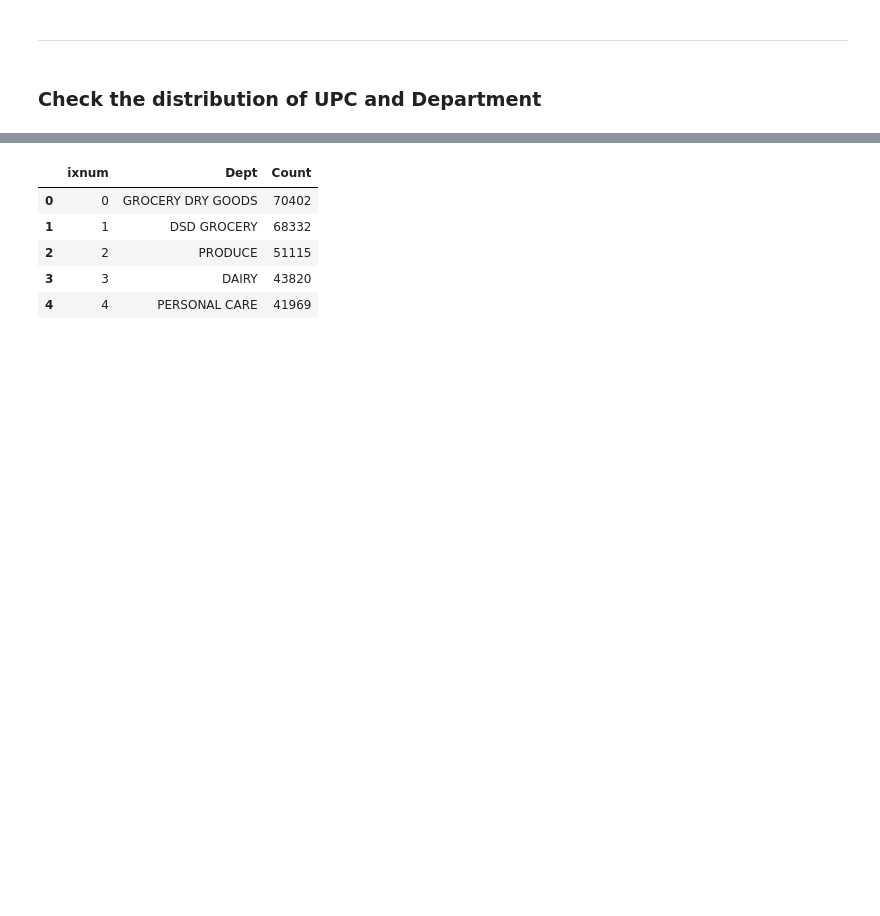
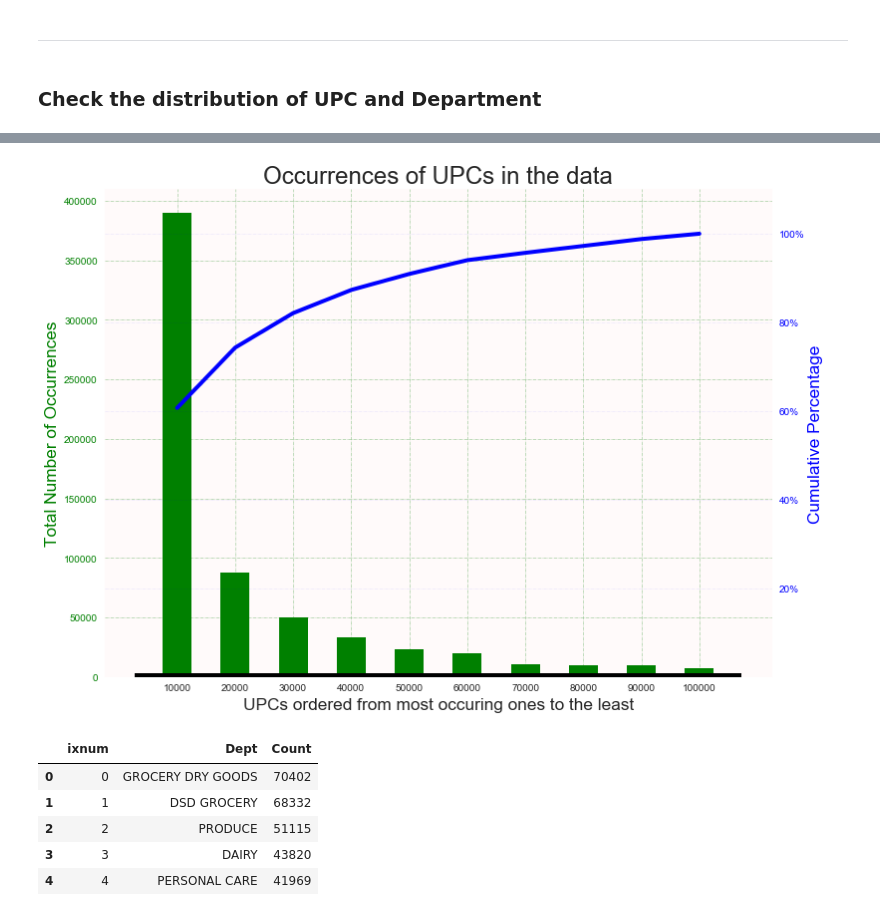
Before and after one commit to rajeshdsar/Walmart-Kaggle-Comp-Repo, a Jupyter notebook: WalMart_Capstone_1.ipynb, the cells around one changed output, grey strips where cells are left out. Saved outputs shown, nothing was run; the diff lists cells and outputs as text; code cells hidden in the pictures; blank space fills up the shorter version.

```diff
--- a/WalMart_Capstone_1.ipynb
+++ b/WalMart_Capstone_1.ipynb
@@ -188 +260,27 @@ plt.show()
+# %%
+f,ax=plt.subplots(figsize=(12,9))
+width=0.5
+ind=np.arange(10)
+ax.set_facecolor(color='snow')
+ax.bar(ind, upc_occ_sr.values,width,color='g')
+ax.set_ylabel('Total Number of Occurrences',fontsize='x-large',color='g')
+ax.set_xlabel('UPCs ordered from most occuring ones to the least',fontsize='x-large')
+ax.grid(True, 'major','y', ls='-.', lw=.5, c='g', alpha=.5)
+ax.grid(True, 'major','x', ls='-.', lw=.5, c='g', alpha=.5)
+ax.tick_params('y', colors='g')
+plt.xticks(ind,t)
+plt.title('Occurrences of UPCs in the data',fontsize=24)
+
+ax2=ax.twinx()
+ax2.plot(ind,(upc_occ_sr.cumsum()/upc_occ_sr.sum()),color='blue',linewidth=4)
+ax2.grid(True, 'major','y', ls='-.', lw=.5, c='blue', alpha=.1)
+ax2.grid(True, 'major','x', ls='-.', lw=.5, c='blue', alpha=.1)
+ax2.set_ylabel('Cumulative Percentage',fontsize='x-large',color='blue')
+ax2.set_yticklabels(['','20%','40%','60%','80%','100%'])
+ax2.tick_params('y', colors='blue')
+ax2.set_ylim(0,1.1)
+plt.hlines(0,ax2.get_xlim()[0],ax2.get_xlim()[1],color='k',linewidth=8)
+plt.show()
+# %% [output]
+[figure, added]
 # %%
```
Also changed, not shown: parts of 50 cells of this notebook.
